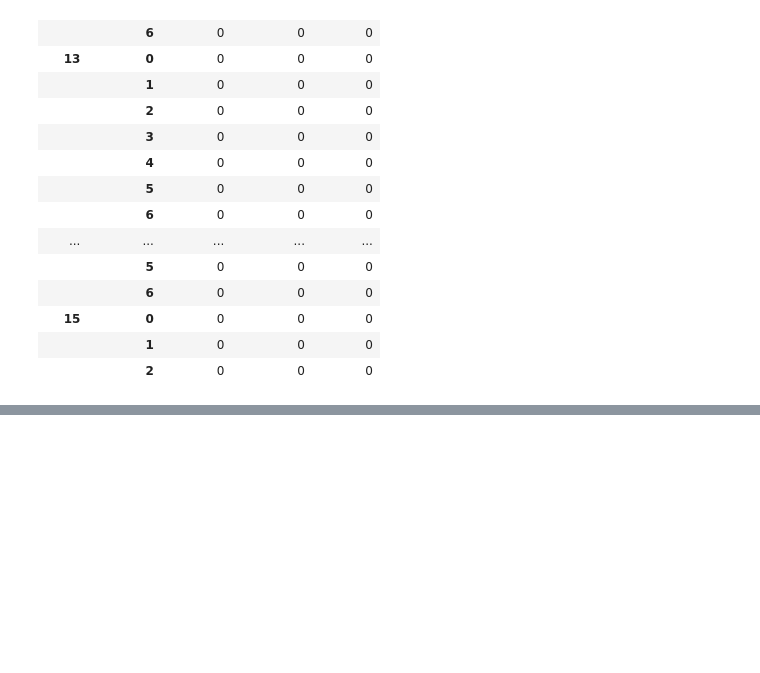
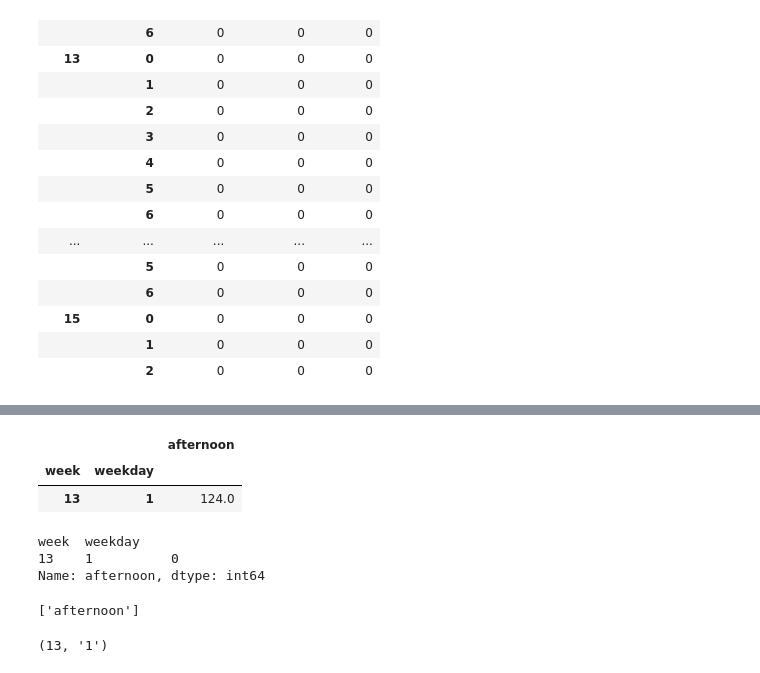
Before and after one commit to jameslee5656/2018Project-Tracker, a Jupyter notebook: predict/5_4_without_specific_but_how_long.ipynb, the cells around one changed output, grey strips where cells are left out. Saved outputs shown, nothing was run; the diff lists cells and outputs as text; code cells hidden in the pictures; blank space fills up the shorter version.

```diff
--- a/predict/5_4_without_specific_but_how_long.ipynb
+++ b/predict/5_4_without_specific_but_how_long.ipynb
@@ -281,0 +279,29 @@ dfexersice
+# %%
+# print(period)
+dfexersice.loc[[(13, '1')],['morning']] += period
+
+# [timeslidemap[estimedevide[0]]] += period
+# %%
+dfexersice.loc[[(datetime.datetime.fromtimestamp(basestamp).isocalendar()[1] -
+                            (datetime.datetime.fromtimestamp(basestamp).isoweekday() < 7),
+                    datetime.datetime.fromtimestamp(basestamp).strftime('%w'))], [timeslidemap[estimedevide[0]]]]
+# %% [output]
+|  |  | afternoon |
+| week | weekday |  |
+| 13 | 1 | 124.0 |
+# %%
+dfexersice.loc[[]][timeslidemap[estimedevide[0]]]
+# %% [output]
+week  weekday
+13    1          0
+Name: afternoon, dtype: int64
+# %%
+[timeslidemap[estimedevide[0]]]
+# %% [output]
+['afternoon']
+# %%
+(datetime.datetime.fromtimestamp(basestamp).isocalendar()[1] -
+                            (datetime.datetime.fromtimestamp(basestamp).isoweekday() < 7),
+                    datetime.datetime.fromtimestamp(basestamp).strftime('%w'))
+# %% [output]
+(13, '1')
```
Also changed, not shown: parts of 3 cells of this notebook, 39 other files.
